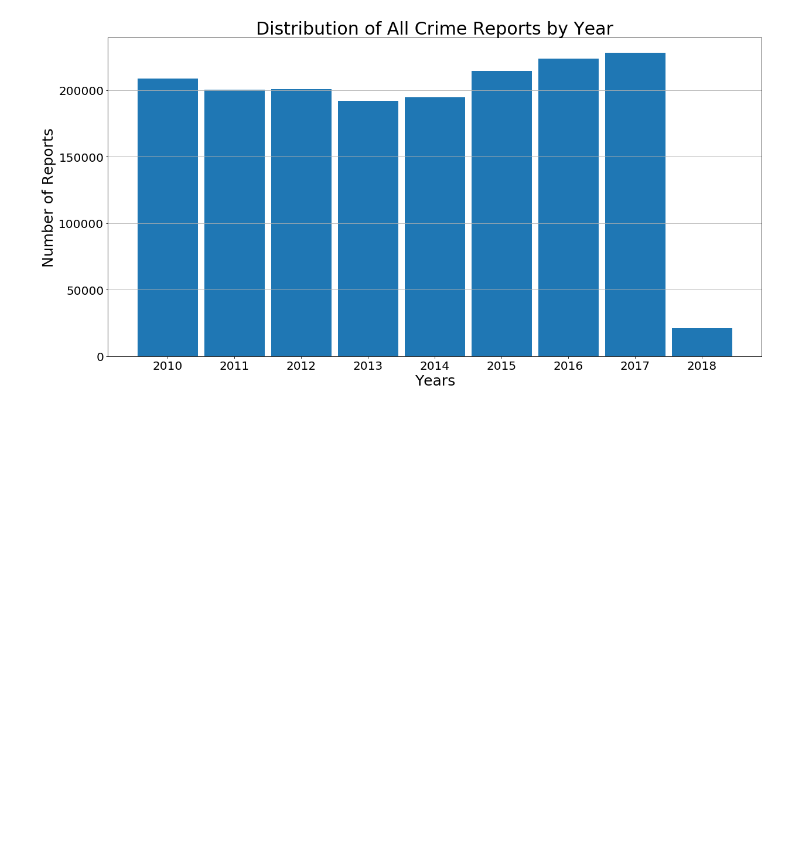
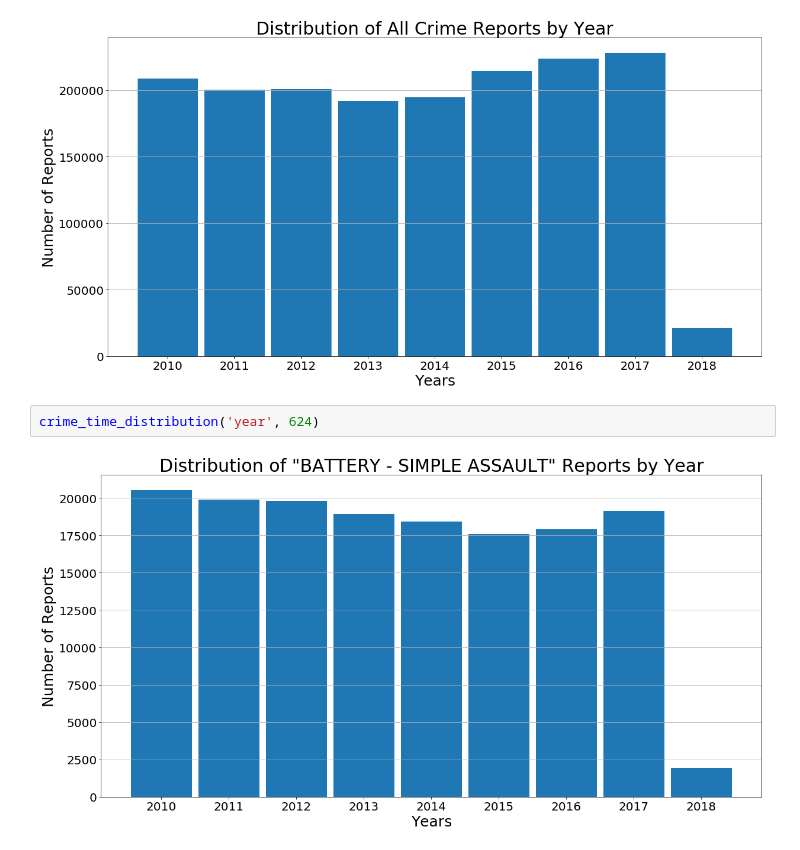
Before and after one commit to MaxwellWilliams/defogger, a Jupyter notebook: general_analysis.ipynb, the cells around one changed output. Drawn from its saved outputs; the diff is of its cells as text; blank space fills up the shorter version.

```diff
--- a/general_analysis.ipynb
+++ b/general_analysis.ipynb
@@ -222,3 +245,7 @@ crime_time_distribution('day',110)
 crime_time_distribution('year')
 # %% [output]
 [figure]
+# %%
+crime_time_distribution('year', 624)
+# %% [output]
+[figure, added]
```
Also changed, not shown: parts of 7 cells of this notebook.
